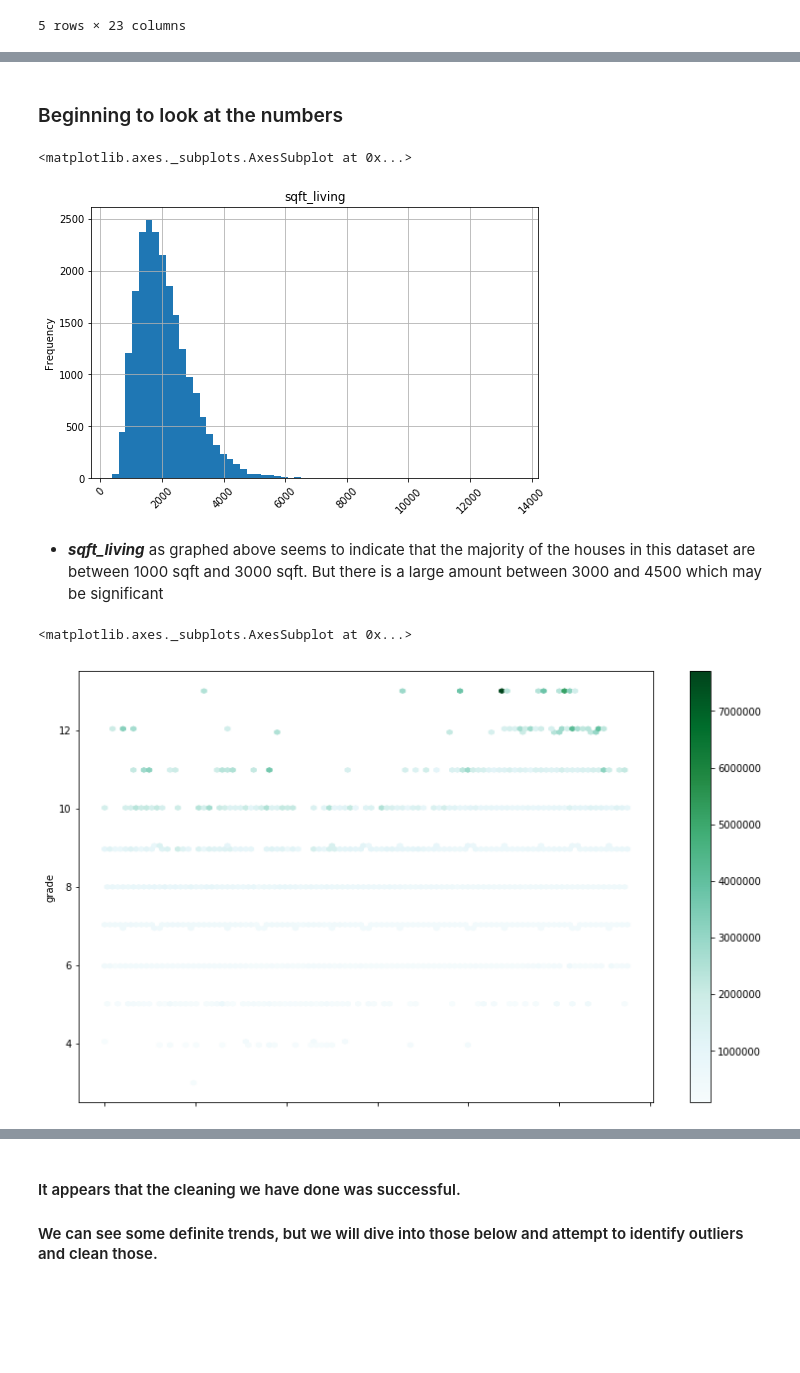
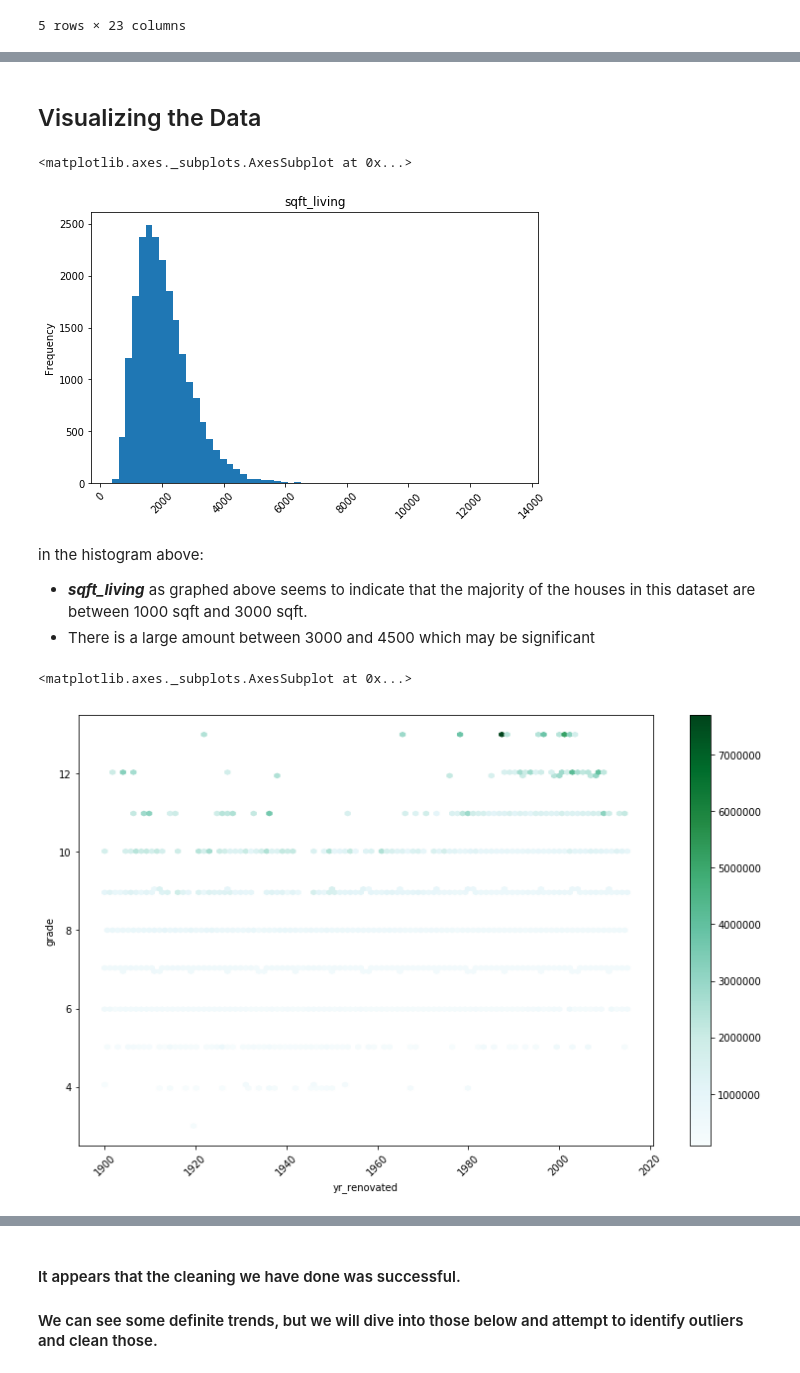
Before and after one commit to Cheffrey2000/Real-Estate-Price_Prediction, a Jupyter notebook: Jeffrey Hinkle KC Housing Data Analysis.ipynb, the cells around one changed output, grey strips where cells are left out. Drawn from its saved outputs; the diff is of its cells as text; code cells hidden in the pictures; blank space fills up the shorter version.

Commit message:
added visualizations

```diff
--- a/Jeffrey Hinkle KC Housing Data Analysis.ipynb
+++ b/Jeffrey Hinkle KC Housing Data Analysis.ipynb
@@ -247,16 +249,17 @@ dff.head()
-# %% [markdown]
-### Beginning to look at the numbers
+# %% [markdown]
+## Visualizing the Data
 # %%
-dff.sqft_living.plot(kind='hist', bins=60, title='sqft_living', figsize=(8,5), rot='45', grid=True)
+dff.sqft_living.plot(kind='hist', bins=60, title='sqft_living', figsize=(8,5), rot='45')
 # %% [output]
 <matplotlib.axes._subplots.AxesSubplot at 0x...>
-[figure, old version]
+[figure, new version]
 # %% [markdown]
+in the histogram above:
 - __*sqft_living*__ as graphed above seems to indicate that the majority of the houses in this
-    dataset are between 1000 sqft and 3000 sqft. But there is a large amount
-    between 3000 and 4500 which may be significant
+    dataset are between 1000 sqft and 3000 sqft.
+- There is a large amount between 3000 and 4500 which may be significant
 # %%
-dff.plot.hexbin(x='yr_renovated', y='grade', C='price', figsize=(13,8))
+dff.plot.hexbin(x='yr_renovated', y='grade', C='price', figsize=(13,8),sharex=False, rot=45, legend=True)
 # %% [output]
 <matplotlib.axes._subplots.AxesSubplot at 0x...>
-[figure, old version]
+[figure, new version]
```
Also changed, not shown: parts of 22 cells of this notebook.
